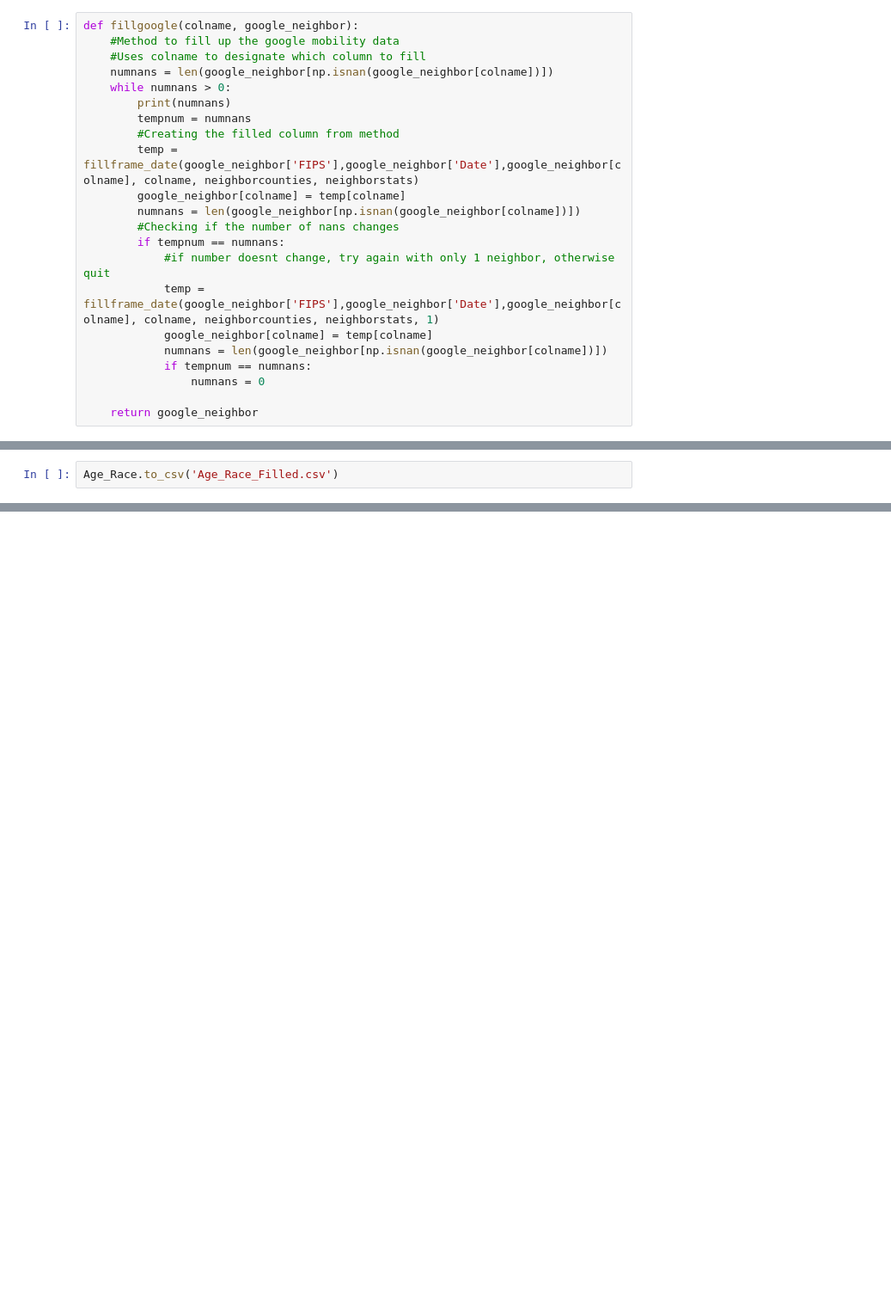
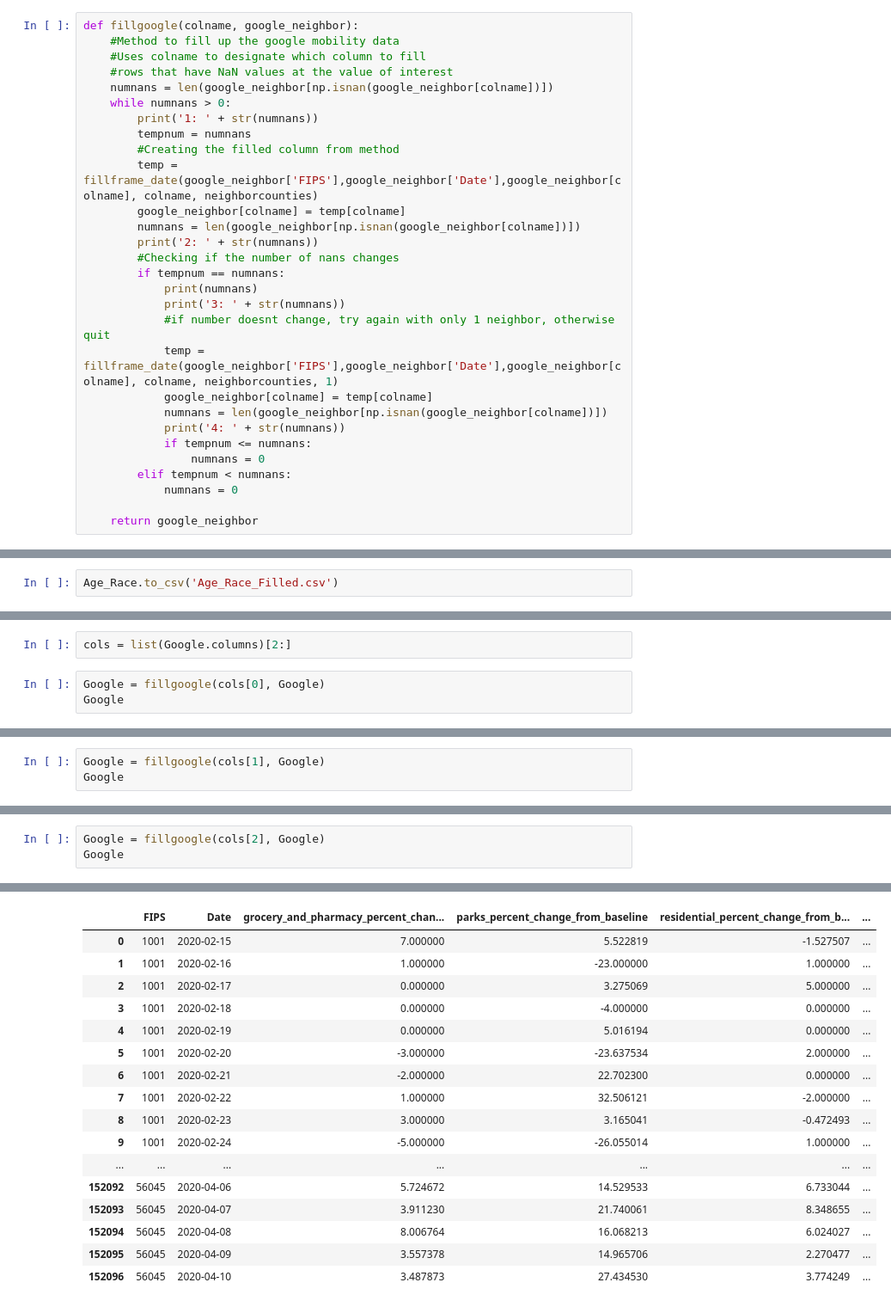
Before and after one commit to Zarand3r/corona_light, a Jupyter notebook: models/processing/USA/County_Based/Neighbor_Fill_Ins.ipynb, the cells around one changed output, grey strips where cells are left out. Shown at 86% size. Cells and saved outputs as stored; diff of their text form; blank space fills up the shorter version.

```diff
--- a/models/processing/USA/County_Based/Neighbor_Fill_Ins.ipynb
+++ b/models/processing/USA/County_Based/Neighbor_Fill_Ins.ipynb
@@ -89,22 +98,29 @@ def fillcol(fips, value, neighborcounties, neighborstats, min_neighbors=2):
 def fillgoogle(colname, google_neighbor):
     #Method to fill up the google mobility data
     #Uses colname to designate which column to fill
+    #rows that have NaN values at the value of interest
     numnans = len(google_neighbor[np.isnan(google_neighbor[colname])])
     while numnans > 0:
-        print(numnans)
+        print('1: ' + str(numnans))
         tempnum = numnans
         #Creating the filled column from method
-        temp = fillframe_date(google_neighbor['FIPS'],google_neighbor['Date'],google_neighbor[colname], colname, neighborcounties, neighborstats)
+        temp = fillframe_date(google_neighbor['FIPS'],google_neighbor['Date'],google_neighbor[colname], colname, neighborcounties)
         google_neighbor[colname] = temp[colname]
         numnans = len(google_neighbor[np.isnan(google_neighbor[colname])])
+        print('2: ' + str(numnans))
         #Checking if the number of nans changes
         if tempnum == numnans:
+            print(numnans)
+            print('3: ' + str(numnans))
             #if number doesnt change, try again with only 1 neighbor, otherwise quit
-            temp = fillframe_date(google_neighbor['FIPS'],google_neighbor['Date'],google_neighbor[colname], colname, neighborcounties, neighborstats, 1)
+            temp = fillframe_date(google_neighbor['FIPS'],google_neighbor['Date'],google_neighbor[colname], colname, neighborcounties, 1)
             google_neighbor[colname] = temp[colname]
             numnans = len(google_neighbor[np.isnan(google_neighbor[colname])])
-            if tempnum == numnans:
+            print('4: ' + str(numnans))
+            if tempnum <= numnans:
                 numnans = 0
+        elif tempnum < numnans:
+            numnans = 0
 
     return google_neighbor
 # %%
@@ -343,0 +200,5 @@ Mobility
+# %%
+cols = list(Google.columns)[2:]
+# %%
+Google = fillgoogle(cols[0], Google)
+Google
@@ -343,0 +241,3 @@ Mobility
+# %%
+Google = fillgoogle(cols[1], Google)
+Google
@@ -343,0 +280,4 @@ Mobility
+# %%
+Google = fillgoogle(cols[2], Google)
+Google
+# %% [output]
@@ -343,0 +301,17 @@ Mobility
+|  | FIPS | Date | grocery_and_pharmacy_percent_chan... | parks_percent_change_from_baseline | residential_percent_change_from_b... | ... |
+| 0 | 1001 | 2020-02-15 | 7.000000 | 5.522819 | -1.527507 | ... |
+| 1 | 1001 | 2020-02-16 | 1.000000 | -23.000000 | 1.000000 | ... |
+| 2 | 1001 | 2020-02-17 | 0.000000 | 3.275069 | 5.000000 | ... |
+| 3 | 1001 | 2020-02-18 | 0.000000 | -4.000000 | 0.000000 | ... |
+| 4 | 1001 | 2020-02-19 | 0.000000 | 5.016194 | 0.000000 | ... |
+| 5 | 1001 | 2020-02-20 | -3.000000 | -23.637534 | 2.000000 | ... |
+| 6 | 1001 | 2020-02-21 | -2.000000 | 22.702300 | 0.000000 | ... |
+| 7 | 1001 | 2020-02-22 | 1.000000 | 32.506121 | -2.000000 | ... |
+| 8 | 1001 | 2020-02-23 | 3.000000 | 3.165041 | -0.472493 | ... |
+| 9 | 1001 | 2020-02-24 | -5.000000 | -26.055014 | 1.000000 | ... |
+| ... | ... | ... | ... | ... | ... | ... |
+| 152092 | 56045 | 2020-04-06 | 5.724672 | 14.529533 | 6.733044 | ... |
+| 152093 | 56045 | 2020-04-07 | 3.911230 | 21.740061 | 8.348655 | ... |
+| 152094 | 56045 | 2020-04-08 | 8.006764 | 16.068213 | 6.024027 | ... |
+| 152095 | 56045 | 2020-04-09 | 3.557378 | 14.965706 | 2.270477 | ... |
+| 152096 | 56045 | 2020-04-10 | 3.487873 | 27.434530 | 3.774249 | ... |
```
Also changed, not shown: parts of 24 cells of this notebook, 30 other files.
